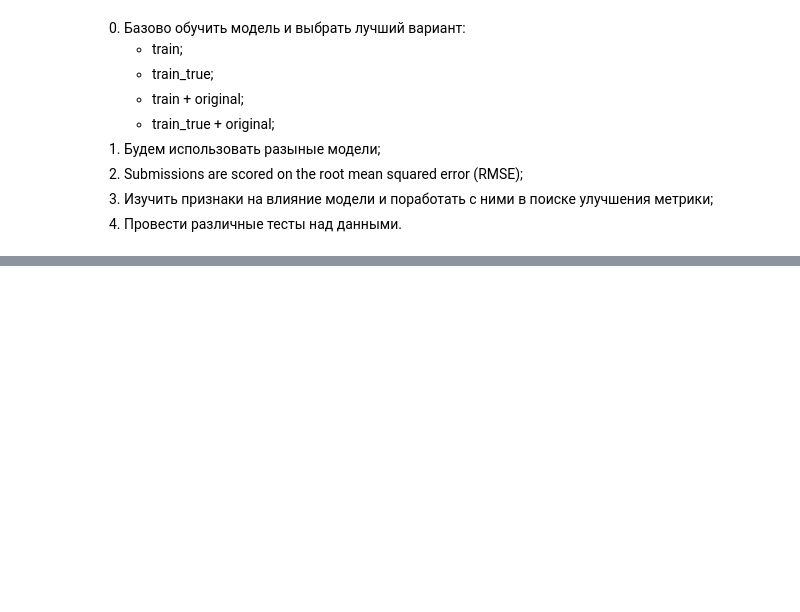
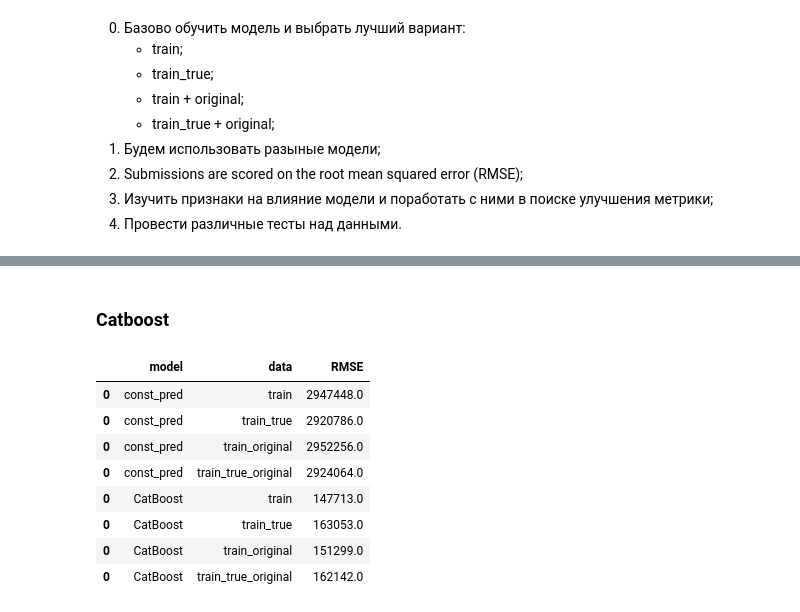
Before and after one commit to keedach/Kaggle, a Jupyter notebook: playground_series_3_6/playground_series_3_6.ipynb, the cells around one changed output, grey strips where cells are left out. Cells and saved outputs as stored; diff of their text form; code cells hidden in the pictures; blank space fills up the shorter version.

Commit message:
Add first pred with Catboost all datasets

```diff
--- a/playground_series_3_6/playground_series_3_6.ipynb
+++ b/playground_series_3_6/playground_series_3_6.ipynb
@@ -1839,0 +1899,13 @@ print(' Длина original данных:',
+# %%
+score_data = pd.DataFrame({'model': [], 'data': [], 'RMSE': []})
+# %%
+for x in dataset:
+
+    const_pred = round(np.sqrt(mean_squared_error(
+                    dataset[x][1]['price'],
+                    pd.Series(dataset[x][0]['price'].mean(), index=range(len(dataset[x][1])))
+                    )))
+    score_data = pd.concat([score_data, pd.DataFrame(
+        {'model': ['const_pred'],
+        'data': [x],
+        'RMSE': [const_pred]})])
@@ -1839,0 +1920,41 @@ print(' Длина original данных:',
+# %% [markdown]
+### Catboost
+# %%
+def cat_model(data=None):
+
+    X_train, X_valid, y_train, y_valid = \
+        data[0].drop('price', axis=1), \
+        data[1].drop('price', axis=1), \
+        data[0]['price'], \
+        data[1]['price']
+
+    cat_model = CatBoostRegressor(random_seed=13)
+    cat_model.fit(
+        X=X_train,
+        y=y_train,
+        eval_set=(X_valid, y_valid),
+        verbose=False)
+
+    cat_rmse = round(np.sqrt(
+        mean_squared_error(y_valid, cat_model.predict(data=X_valid))
+        ))
+
+    return cat_rmse
+# %%
+for x in tqdm(dataset):
+    score_data = pd.concat([score_data, pd.DataFrame(
+        {'model': ['CatBoost'],
+        'data': [x],
+        'RMSE': [cat_model(data=dataset[x])]})])
+# %%
+score_data
+# %% [output]
+|  | model | data | RMSE |
+| 0 | const_pred | train | 2947448.0 |
+| 0 | const_pred | train_true | 2920786.0 |
+| 0 | const_pred | train_original | 2952256.0 |
+| 0 | const_pred | train_true_original | 2924064.0 |
+| 0 | CatBoost | train | 147713.0 |
+| 0 | CatBoost | train_true | 163053.0 |
+| 0 | CatBoost | train_original | 151299.0 |
+| 0 | CatBoost | train_true_original | 162142.0 |
```
Also changed, not shown: parts of 8 cells of this notebook.
